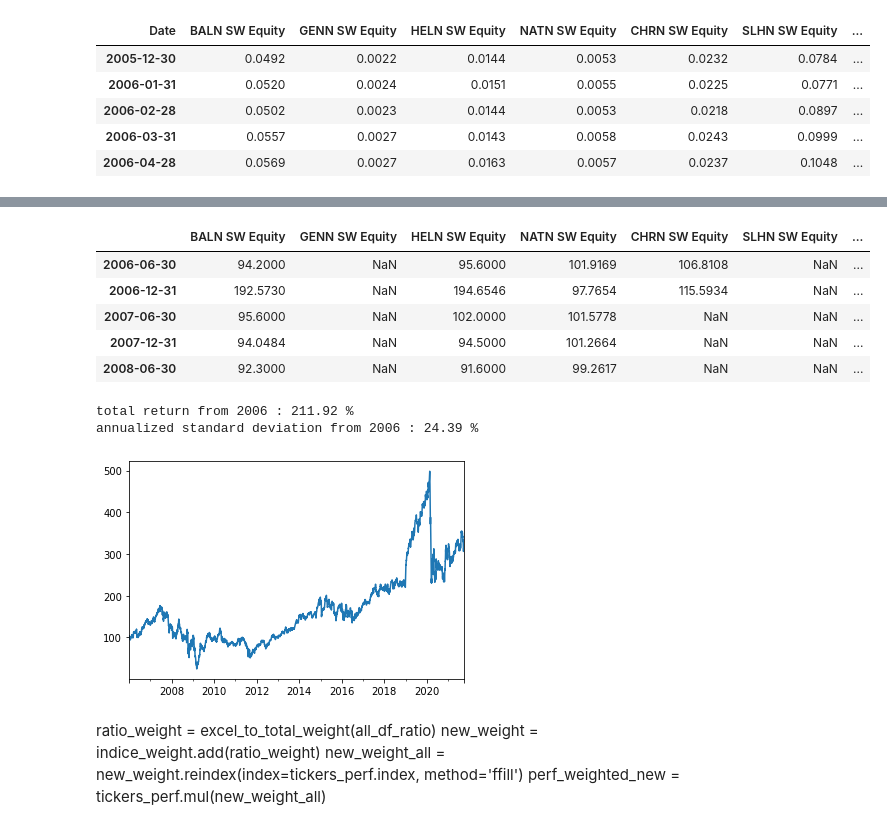
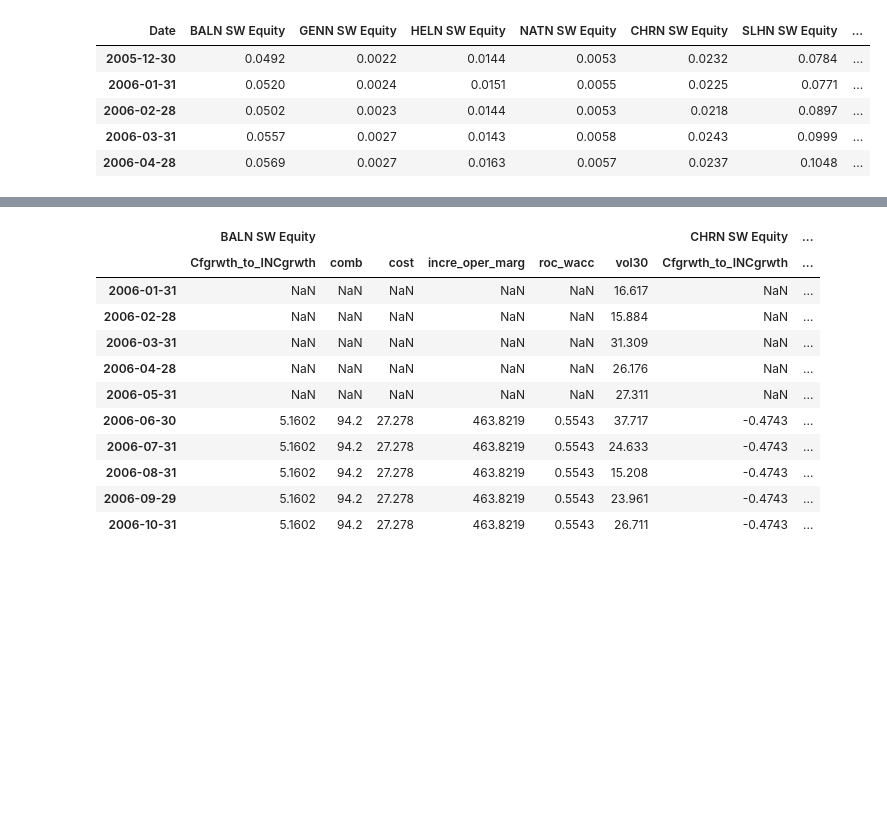
Before and after one commit to lacoupe/BCVS, a Jupyter notebook: SW/sector/sectors_first_draft.ipynb, the cells around one changed output, grey strips where cells are left out. Cells and saved outputs as stored; diff of their text form; code cells hidden in the pictures; blank space fills up the shorter version.

```diff
--- a/SW/sector/sectors_first_draft.ipynb
+++ b/SW/sector/sectors_first_draft.ipynb
@@ -36,10 +73,19 @@ tickers_perf.head()
 # %%
 all_ratios = pd.read_excel('data/ratio_data.xlsx', sheet_name=None, skiprows=[0,1,2,4,5], parse_dates=True, index_col=0)
-all_ratios['comb'].head()
+all_ratios['comb']
+df_X = pd.concat(all_ratios, axis=1)
+df_X = df_X.swaplevel(0, 1, 1).sort_index(axis=1).fillna(method='ffill')
+df_X.head(10)
 # %% [output]
-|  | BALN SW Equity | GENN SW Equity | HELN SW Equity | NATN SW Equity | CHRN SW Equity | SLHN SW Equity | ... |
-| 2006-06-30 | 94.2000 | NaN | 95.6000 | 101.9169 | 106.8108 | NaN | ... |
-| 2006-12-31 | 192.5730 | NaN | 194.6546 | 97.7654 | 115.5934 | NaN | ... |
-| 2007-06-30 | 95.6000 | NaN | 102.0000 | 101.5778 | NaN | NaN | ... |
-| 2007-12-31 | 94.0484 | NaN | 94.5000 | 101.2664 | NaN | NaN | ... |
-| 2008-06-30 | 92.3000 | NaN | 91.6000 | 99.2617 | NaN | NaN | ... |
+|  | BALN SW Equity |  |  |  |  |  | CHRN SW Equity | ... |
+|  | Cfgrwth_to_INCgrwth | comb | cost | incre_oper_marg | roc_wacc | vol30 | Cfgrwth_to_INCgrwth | ... |
+| 2006-01-31 | NaN | NaN | NaN | NaN | NaN | 16.617 | NaN | ... |
+| 2006-02-28 | NaN | NaN | NaN | NaN | NaN | 15.884 | NaN | ... |
+| 2006-03-31 | NaN | NaN | NaN | NaN | NaN | 31.309 | NaN | ... |
+| 2006-04-28 | NaN | NaN | NaN | NaN | NaN | 26.176 | NaN | ... |
+| 2006-05-31 | NaN | NaN | NaN | NaN | NaN | 27.311 | NaN | ... |
+| 2006-06-30 | 5.1602 | 94.2 | 27.278 | 463.8219 | 0.5543 | 37.717 | -0.4743 | ... |
+| 2006-07-31 | 5.1602 | 94.2 | 27.278 | 463.8219 | 0.5543 | 24.633 | -0.4743 | ... |
+| 2006-08-31 | 5.1602 | 94.2 | 27.278 | 463.8219 | 0.5543 | 15.208 | -0.4743 | ... |
+| 2006-09-29 | 5.1602 | 94.2 | 27.278 | 463.8219 | 0.5543 | 23.961 | -0.4743 | ... |
+| 2006-10-31 | 5.1602 | 94.2 | 27.278 | 463.8219 | 0.5543 | 26.711 | -0.4743 | ... |
@@ -56,15 +91,0 @@ def clean_ratio(df_ratio):
-# %%
-# indice statistics
-indice_weight_all = indice_weight.reindex(index=tickers_perf.index, method='ffill')
-perf_weighted = tickers_perf.mul(indice_weight_all)
-indice_price = 100 * ((perf_weighted.sum(axis=1) + 1).cumprod())
-strategie_stats(perf_weighted)
-# %% [output]
-total return from 2006 : 211.92 %
-annualized standard deviation from 2006 : 24.39 %
-[figure, removed]
-# %% [markdown]
-ratio_weight = excel_to_total_weight(all_df_ratio)
-new_weight = indice_weight.add(ratio_weight)
-new_weight_all = new_weight.reindex(index=tickers_perf.index, method='ffill')
-perf_weighted_new = tickers_perf.mul(new_weight_all)
```
Also changed, not shown: parts of 12 cells of this notebook, 4 other files.
